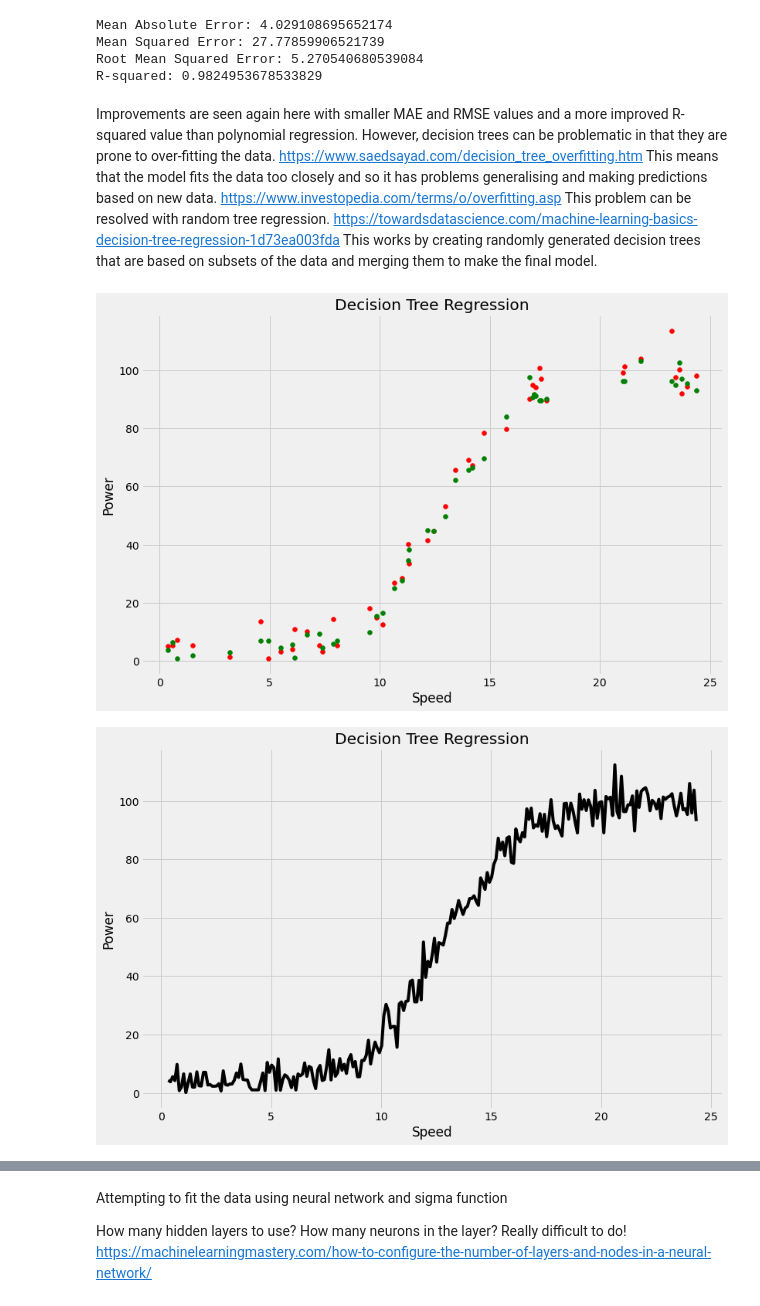
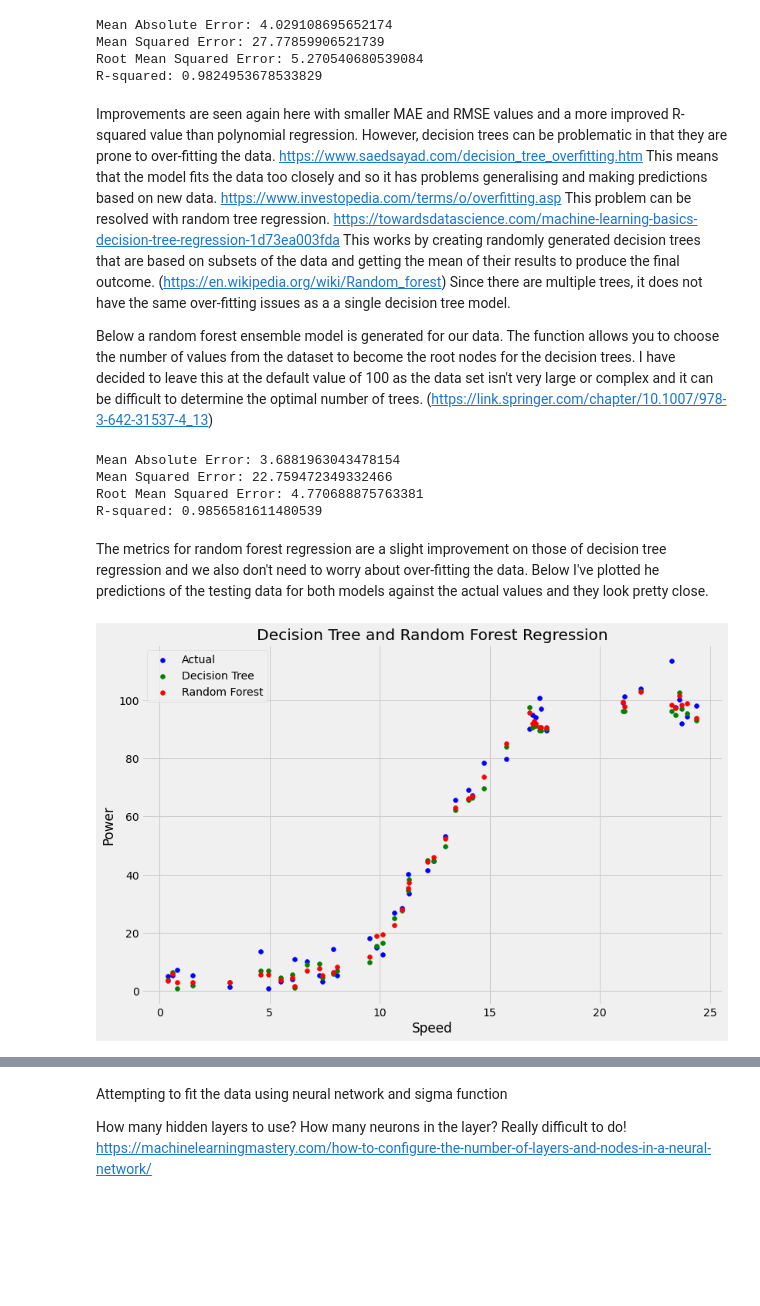
Before and after one commit to jennifer-ryan/machine-learning-project, a Jupyter notebook: Power Production Analysis.ipynb, the cells around one changed output, grey strips where cells are left out. Saved outputs shown, nothing was run; the diff lists cells and outputs as text; code cells hidden in the pictures; blank space fills up the shorter version.

Commit message:
Finished random tree regression as more appropriate follow-up to decision tree. Removed KNN as very little performance difference with RT.

```diff
--- a/Power Production Analysis.ipynb
+++ b/Power Production Analysis.ipynb
@@ -345,29 +346,46 @@ Root Mean Squared Error: 5.270540680539084
 R-squared: 0.9824953678533829
 # %% [markdown]
 Improvements are seen again here with smaller MAE and RMSE values and a more improved R-squared value than polynomial regression. However, decision trees can be problematic in that they are prone to over-fitting the data. https://www.saedsayad.com/decision_tree_overfitting.htm This means that the model fits the data too closely and so it has problems generalising and making predictions based on new data. https://www.investopedia.com/terms/o/overfitting.asp
-This problem can be resolved with random tree regression. https://towardsdatascience.com/machine-learning-basics-decision-tree-regression-1d73ea003fda This works by creating randomly generated decision trees that are based on subsets of the data and merging them to make the final model.
+This problem can be resolved with random tree regression. https://towardsdatascience.com/machine-learning-basics-decision-tree-regression-1d73ea003fda This works by creating randomly generated decision trees that are based on subsets of the data and getting the mean of their results to produce the final outcome. (https://en.wikipedia.org/wiki/Random_forest) Since there are multiple trees, it does not have the same over-fitting issues as a a single decision tree model.
+
+Below a random forest ensemble model is generated for our data. The function allows you to choose the number of values from the dataset to become the root nodes for the decision trees. I have decided to leave this at the default value of 100 as the data set isn't very large or complex and it can be difficult to determine the optimal number of trees. (https://link.springer.com/chapter/10.1007/978-3-642-31537-4_13)
+# %%
+# Random Forest Regression - adapted from https://heartbeat.fritz.ai/random-forest-regression-in-python-using-scikit-learn-9e9b147e2153
+# with help from https://stackoverflow.com/a/36120015
+
+# Creating the model
+forest_model = RandomForestRegressor()
+
+# Training the model
+forest_model.fit(x_train, y_train.ravel())
+
+# Making predictions
+forest_pred = forest_model.predict(x_test)
+
+# Evaluating the model
+print('Mean Absolute Error:', metrics.mean_absolute_error(y_test, forest_pred))
+print('Mean Squared Error:', metrics.mean_squared_error(y_test, forest_pred))
+print('Root Mean Squared Error:', metrics.mean_squared_error(y_test, forest_pred, squared=False))
+print('R-squared:', metrics.r2_score(y_test, forest_pred))
+# %% [output]
+Mean Absolute Error: 3.6881963043478154
+Mean Squared Error: 22.759472349332466
+Root Mean Squared Error: 4.770688875763381
+R-squared: 0.9856581611480539
+# %% [markdown]
+The metrics for random forest regression are a slight improvement on those of decision tree regression and we also don't need to worry about over-fitting the data. Below I've plotted he predictions of the testing data for both models against the actual values and they look pretty close.
 # %%
-#x_train, x_test, y_train, y_test = train_test_split(x, y, test_size = 0.1)
-
-# Fitting Decision Tree Regression to the dataset
-
-
-
-# Visualising the Decision Tree Regression Results
+# Plotting decision tree and random forest regression predictions
 x_grid = np.arange(min(x), max(x), 0.1)
 x_grid = x_grid.reshape((len(x_grid), 1))
-plt.scatter(x_test, y_test, color = 'red')
+plt.scatter(x_test, y_test, color = 'blue')
 plt.scatter(x_test, tree_pred, color = 'green')
-plt.title('Decision Tree Regression')
+plt.scatter(x_test, forest_pred, color = 'red')
+plt.title('Decision Tree and Random Forest Regression')
 plt.xlabel('Speed')
 plt.ylabel('Power')
+labels = ("Actual", "Decision Tree", "Random Forest")
+plt.legend(labels)
 plt.show()
-
-plt.plot(x_grid, regressor.predict(x_grid), color = 'black')
-plt.title('Decision Tree Regression')
-plt.xlabel('Speed')
-plt.ylabel('Power')
-plt.show()
 # %% [output]
-[figure, old version]
+[figure, new version]
-[figure, removed]
```
Also changed, not shown: parts of 9 cells of this notebook, 1 other file.
